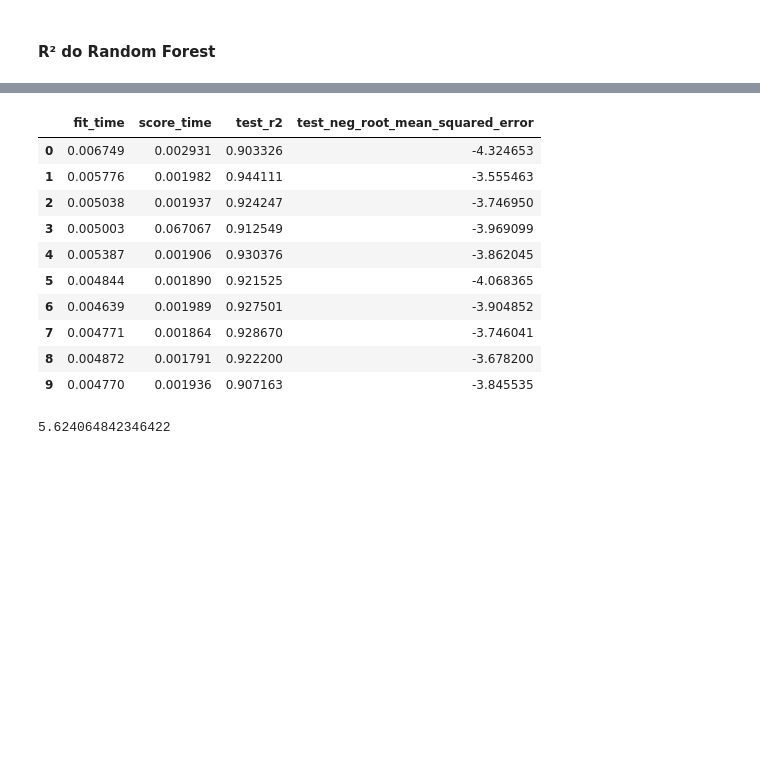
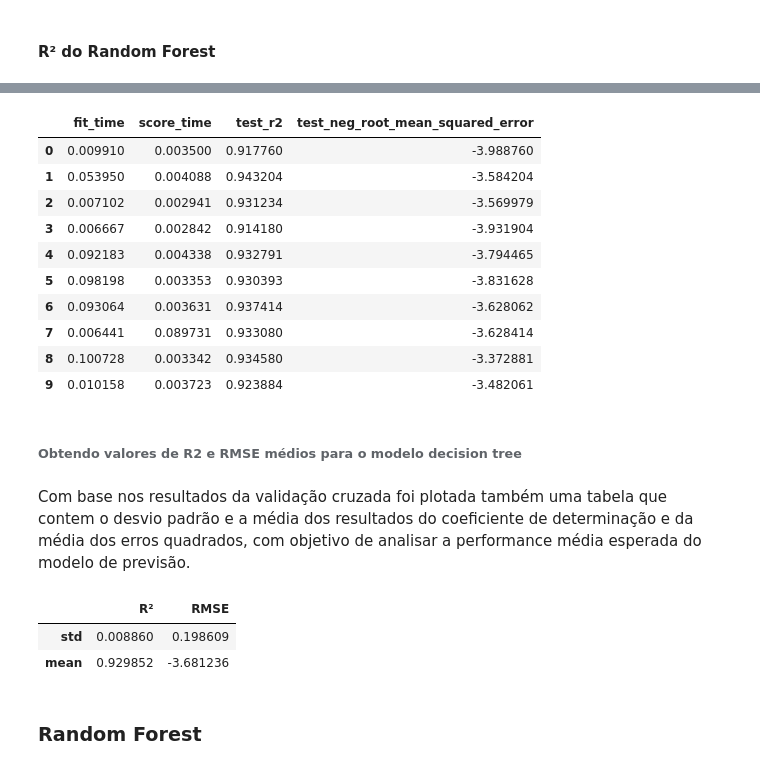
Before and after one commit to arieltl/proj2_cdados, a Jupyter notebook: projeto.ipynb, the cells around one changed output, grey strips where cells are left out. Drawn from its saved outputs; the diff is of its cells as text; code cells hidden in the pictures; blank space fills up the shorter version.

```diff
--- a/projeto.ipynb
+++ b/projeto.ipynb
@@ -201,3 +183,6 @@ f_data.drop(columns='gender')
+# %%
+f_data.drop(columns='gender',inplace=True)
+features = list(filter(lambda x: x!= 'gender', features))
 # %% [markdown]
 Alguns destes histogramas, comparando a distribuição entre os dois valores das variáveis binárias, ressaltam um grande impacto na nota dos alunos, como por exemplo se a escola é pública ou particular. Uma quantidade quase irrelevante dos estudantes de escola particular tiram nota vermelha, enquanto uma quantidade extremamente significante dos alunos de escola pública fazem o mesmo. Isso indica que o tipo de escola onde o aluno estuda é um forte influenciador na nota.
 
@@ -209,7 +194,7 @@ inters = [(schools[i], lunch[j]) for i in range(2) for j in range(2)]
 plt.figure(figsize=(30,10))
 for i,inter in enumerate(inters):
     plt.subplot(221+i)
-    plt.title(str(inter))
+    plt.title(f'Histograma notas para schol_type={inter[0]} e lunch={inter[1]}')
     ax = f_data.loc[(f_data.school_type == inter[0]) & (f_data.lunch == inter[1]),"posttest"].hist(edgecolor = 'white', bins = g_bins, density = True)
     color_red(ax,6)
 plt.show()
@@ -402,19 +433,27 @@ r_tree.score(test.loc[:,features],test.loc[:,target])
 # %%
-pd.DataFrame(cross_validate(r_tree,r_data.loc[:,features],r_data.loc[:,target],scoring=['r2','neg_root_mean_squared_error'],cv=KFold(n_splits=10)))
+crss_val_tree = pd.DataFrame(cross_validate(r_tree,r_data.loc[:,features],r_data.loc[:,target],scoring=['r2','neg_root_mean_squared_error'],cv=KFold(n_splits=10)))
+crss_val_tree
 # %% [output]
 |  | fit_time | score_time | test_r2 | test_neg_root_mean_squared_error |
-| 0 | 0.006749 | 0.002931 | 0.903326 | -4.324653 |
-| 1 | 0.005776 | 0.001982 | 0.944111 | -3.555463 |
-| 2 | 0.005038 | 0.001937 | 0.924247 | -3.746950 |
-| 3 | 0.005003 | 0.067067 | 0.912549 | -3.969099 |
-| 4 | 0.005387 | 0.001906 | 0.930376 | -3.862045 |
-| 5 | 0.004844 | 0.001890 | 0.921525 | -4.068365 |
-| 6 | 0.004639 | 0.001989 | 0.927501 | -3.904852 |
-| 7 | 0.004771 | 0.001864 | 0.928670 | -3.746041 |
-| 8 | 0.004872 | 0.001791 | 0.922200 | -3.678200 |
-| 9 | 0.004770 | 0.001936 | 0.907163 | -3.845535 |
+| 0 | 0.009910 | 0.003500 | 0.917760 | -3.988760 |
+| 1 | 0.053950 | 0.004088 | 0.943204 | -3.584204 |
+| 2 | 0.007102 | 0.002941 | 0.931234 | -3.569979 |
+| 3 | 0.006667 | 0.002842 | 0.914180 | -3.931904 |
+| 4 | 0.092183 | 0.004338 | 0.932791 | -3.794465 |
+| 5 | 0.098198 | 0.003353 | 0.930393 | -3.831628 |
+| 6 | 0.093064 | 0.003631 | 0.937414 | -3.628062 |
+| 7 | 0.006441 | 0.089731 | 0.933080 | -3.628414 |
+| 8 | 0.100728 | 0.003342 | 0.934580 | -3.372881 |
+| 9 | 0.010158 | 0.003723 | 0.923884 | -3.482061 |
-# %%
-rmse = sqrt(mean_squared_error(test.loc[:,target], test.loc[:,"prediction_tree"]))
-rmse
-# %% [output]
-5.624064842346422
+# %% [markdown]
+###### Obtendo valores de R2 e RMSE médios para o modelo decision tree
+# %% [markdown]
+Com base nos resultados da validação cruzada foi plotada também uma tabela que contem o desvio padrão e a média dos resultados do coeficiente de determinação e da média dos erros quadrados, com objetivo de analisar a performance média esperada do modelo de previsão.
+# %%
+crss_val_tree.loc[:,["test_r2","test_neg_root_mean_squared_error"]].describe().loc[["std","mean"]].rename(columns={"test_r2":"R²","test_neg_root_mean_squared_error":"RMSE"})
+# %% [output]
+|  | R² | RMSE |
+| std | 0.008860 | 0.198609 |
+| mean | 0.929852 | -3.681236 |
+# %% [markdown]
+### Random Forest
```
Also changed, not shown: parts of 58 cells of this notebook.
